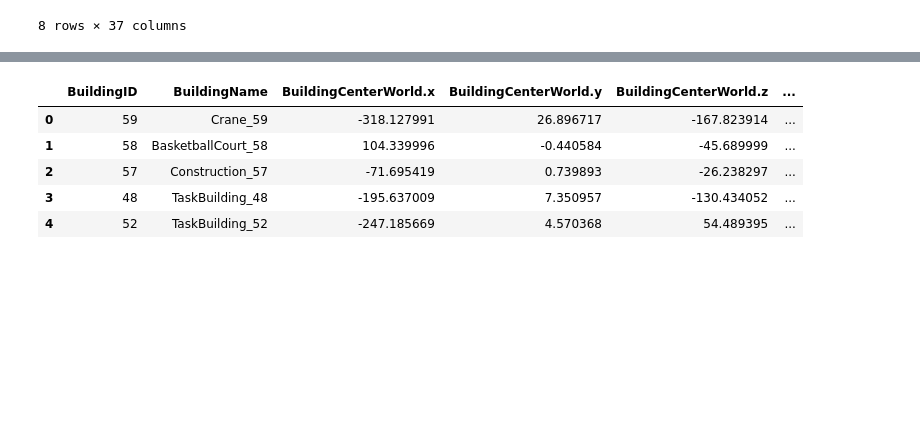
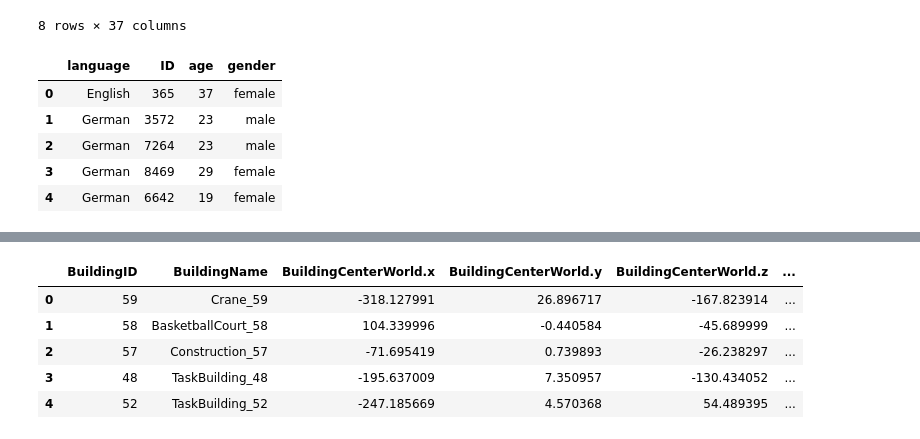
Before and after one commit to nora-maleki/humanA-pointing-task-analysis, a Jupyter notebook: analyses/01_main/01_preprocessing.ipynb, the cells around one changed output, grey strips where cells are left out. Cells and saved outputs as stored; diff of their text form; code cells hidden in the pictures; blank space fills up the shorter version.

Commit message:
added demographics

```diff
--- a/analyses/01_main/01_preprocessing.ipynb
+++ b/analyses/01_main/01_preprocessing.ipynb
@@ -25,6 +25,7 @@ PLOT_PATH = f'{FILE_PATH}/plots/preprocessing/'
 os.makedirs(os.path.dirname(PLOT_PATH), exist_ok=True)
 # %%
 dataset = pd.read_csv(f'{FILE_PATH}/01_pointing_task.csv', index_col=[0])
+demographics = pd.read_csv(f'{FILE_PATH}/00_demographics.csv', index_col=[0])
 all_buildings = pd.read_csv(f'{FILE_PATH}/02_all_buildings_list.csv', index_col=[0])
 avatar_info = pd.read_csv(f'{FILE_PATH}/03_avatar_info_list.csv', index_col=[0])
 starting_locations = pd.read_csv(f'{FILE_PATH}/05_starting_locations_info.csv', index_col=0)
@@ -76,3 +77,12 @@ dataset.describe()
 | 75% | 8007.000000 | 66.803331 | 100.204996 | 200.409992 | 11596.500000 | 138.258377 | 140.314110 | ... |
 | max | 9601.000000 | 79.984012 | 119.976018 | 239.952035 | 15454.000000 | 367.005798 | 236.020691 | ... |
 8 rows × 37 columns
+# %%
+demographics.head()
+# %% [output]
+|  | language | ID | age | gender |
+| 0 | English | 365 | 37 | female |
+| 1 | German | 3572 | 23 | male |
+| 2 | German | 7264 | 23 | male |
+| 3 | German | 8469 | 29 | female |
+| 4 | German | 6642 | 19 | female |
```
Also changed, not shown: parts of 8 cells of this notebook, 2 other files.
